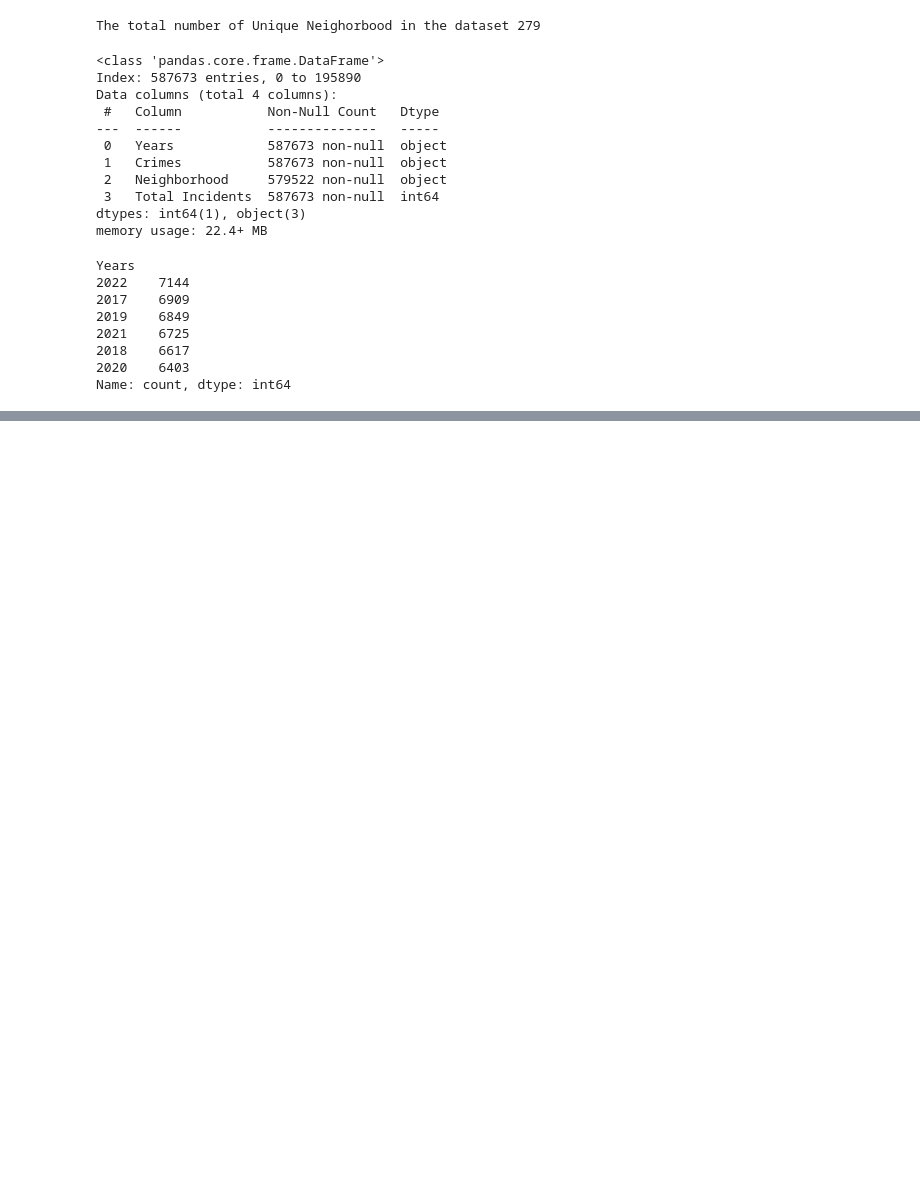
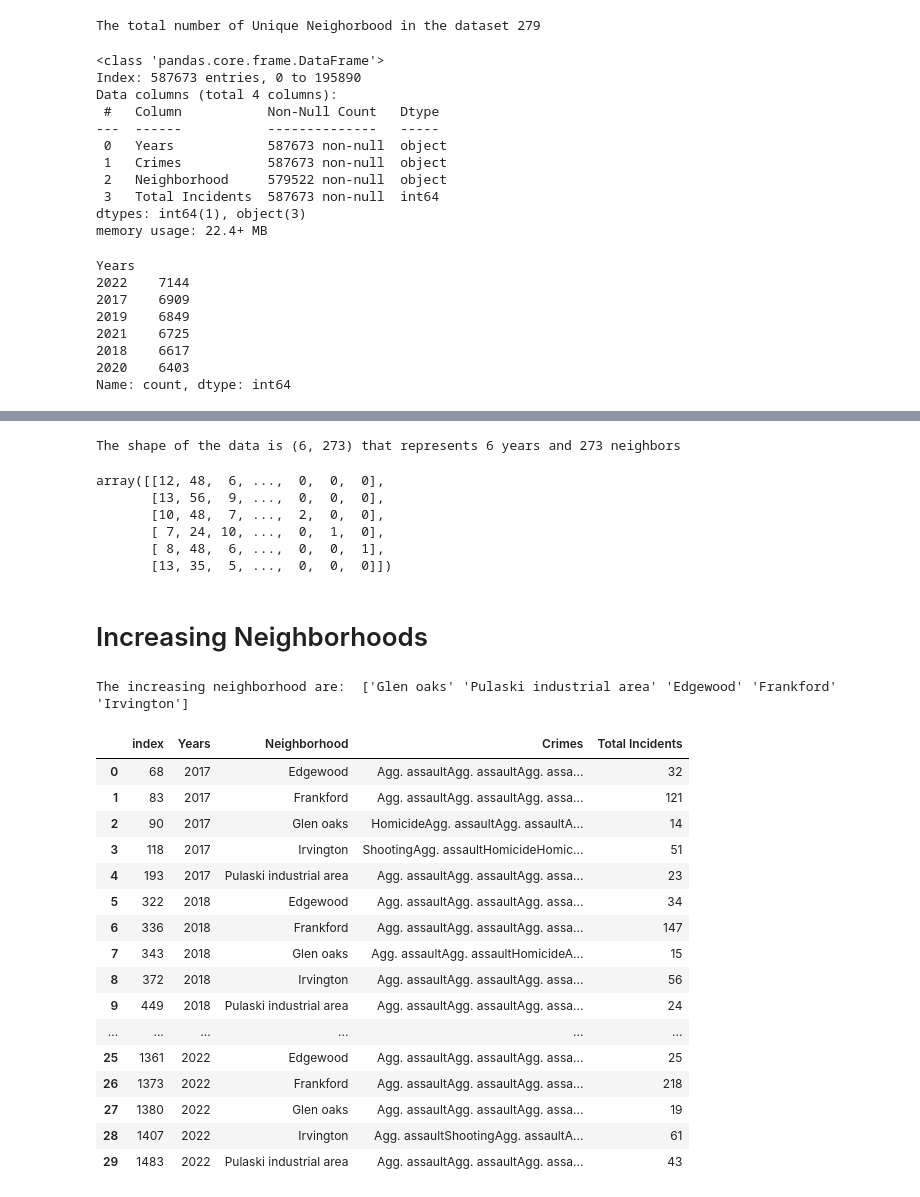
Before and after one commit to iam-dante/Open-Baltimore-Analysis, a Jupyter notebook: Analysis/Open_Baltimore.ipynb, the cells around one changed output, grey strips where cells are left out. Drawn from its saved outputs; the diff is of its cells as text; code cells hidden in the pictures; blank space fills up the shorter version.

```diff
--- a/Analysis/Open_Baltimore.ipynb
+++ b/Analysis/Open_Baltimore.ipynb
@@ -220,0 +241,21 @@ plt.show()
+# %%
+# Create a two dimensino array that represents all incidents from 2017-2022
+
+two_dimension_data = np.vstack([data_2017, data_2018, data_2019,data_2020,data_2021, data_2022])
+
+data_shape  = two_dimension_data.shape
+
+print(f"The shape of the data is {data_shape} that represents 6 years and 273 neighbors")
+# %% [output]
+The shape of the data is (6, 273) that represents 6 years and 273 neighbors
+# %%
+two_dimension_data
+# %% [output]
+array([[12, 48,  6, ...,  0,  0,  0],
+       [13, 56,  9, ...,  0,  0,  0],
+       [10, 48,  7, ...,  2,  0,  0],
+       [ 7, 24, 10, ...,  0,  1,  0],
+       [ 8, 48,  6, ...,  0,  0,  1],
+       [13, 35,  5, ...,  0,  0,  0]])
+# %% [markdown]
+# Increasing Neighborhoods
@@ -220,0 +302,32 @@ plt.show()
+# %%
+# Extract the increasing neighborhoods
+
+increasing_neighborhood = neighborhood[[90,193, 68,83, 118]]
+
+print("The increasing neighborhood are: ", increasing_neighborhood)
+# %% [output]
+The increasing neighborhood are:  ['Glen oaks' 'Pulaski industrial area' 'Edgewood' 'Frankford' 'Irvington']
+# %%
+# Dataframe for increaseing neighbourhoods
+
+df_increasing_neighborhood = groupData[groupData["Neighborhood"].isin(increasing_neighborhood)].reset_index()
+
+df_increasing_neighborhood
+# %% [output]
+|  | index | Years | Neighborhood | Crimes | Total Incidents |
+| 0 | 68 | 2017 | Edgewood | Agg. assaultAgg. assaultAgg. assa... | 32 |
+| 1 | 83 | 2017 | Frankford | Agg. assaultAgg. assaultAgg. assa... | 121 |
+| 2 | 90 | 2017 | Glen oaks | HomicideAgg. assaultAgg. assaultA... | 14 |
+| 3 | 118 | 2017 | Irvington | ShootingAgg. assaultHomicideHomic... | 51 |
+| 4 | 193 | 2017 | Pulaski industrial area | Agg. assaultAgg. assaultAgg. assa... | 23 |
+| 5 | 322 | 2018 | Edgewood | Agg. assaultAgg. assaultAgg. assa... | 34 |
+| 6 | 336 | 2018 | Frankford | Agg. assaultAgg. assaultAgg. assa... | 147 |
+| 7 | 343 | 2018 | Glen oaks | Agg. assaultAgg. assaultHomicideA... | 15 |
+| 8 | 372 | 2018 | Irvington | Agg. assaultAgg. assaultAgg. assa... | 56 |
+| 9 | 449 | 2018 | Pulaski industrial area | Agg. assaultAgg. assaultAgg. assa... | 24 |
+| ... | ... | ... | ... | ... | ... |
+| 25 | 1361 | 2022 | Edgewood | Agg. assaultAgg. assaultAgg. assa... | 25 |
+| 26 | 1373 | 2022 | Frankford | Agg. assaultAgg. assaultAgg. assa... | 218 |
+| 27 | 1380 | 2022 | Glen oaks | Agg. assaultAgg. assaultAgg. assa... | 19 |
+| 28 | 1407 | 2022 | Irvington | Agg. assaultShootingAgg. assaultA... | 61 |
+| 29 | 1483 | 2022 | Pulaski industrial area | Agg. assaultAgg. assaultAgg. assa... | 43 |
```
Also changed, not shown: parts of 21 cells of this notebook, 2 other files.
